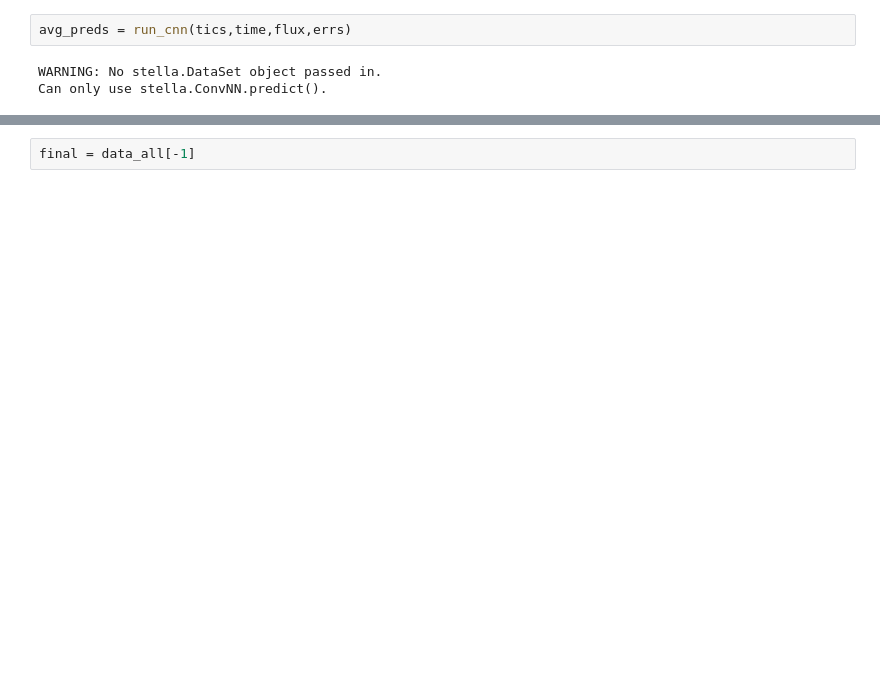
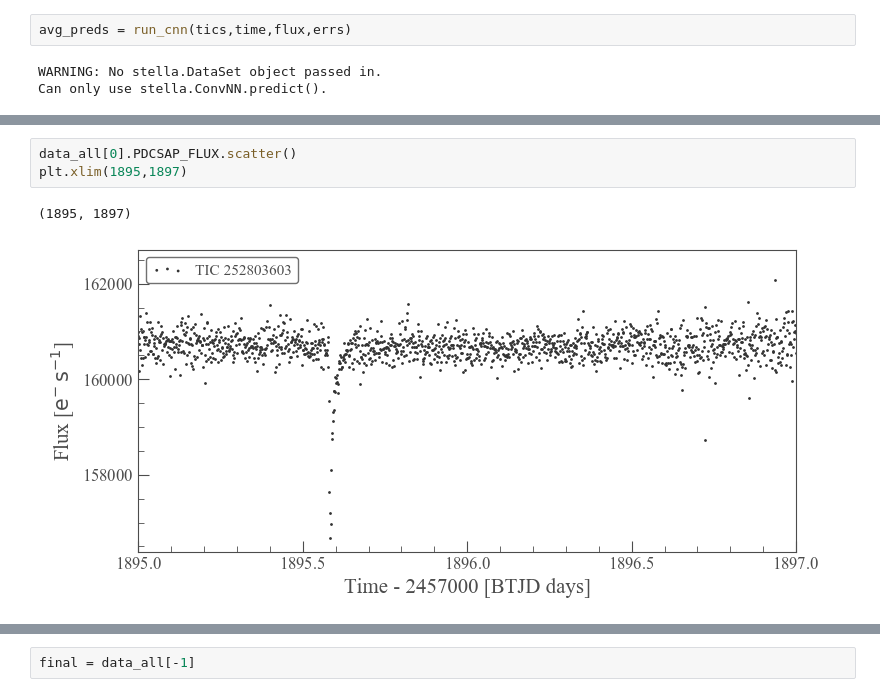
Before and after one commit to benjaminpope/mtv, a Jupyter notebook: notebooks/automatic.ipynb, the cells around one changed output, grey strips where cells are left out. Cells and saved outputs as stored; diff of their text form; blank space fills up the shorter version.

```diff
--- a/notebooks/automatic.ipynb
+++ b/notebooks/automatic.ipynb
@@ -188,3 +183,9 @@ plt.savefig('results/flare_lc_%s_nozoom.png' % (name.replace(' ','_').lower()),b
+# %%
+data_all[0].PDCSAP_FLUX.scatter()
+plt.xlim(1895,1897)
+# %% [output]
+(1895, 1897)
+[figure, added]
 # %%
 do_plots(tics,time,flux,avg_preds,errs,data_all)
 plt.savefig('results/flare_lc_%s.png' % (name.replace(' ','_').lower()),bbox_inches='tight')
```
Also changed, not shown: parts of 29 cells of this notebook, 16 other files.
